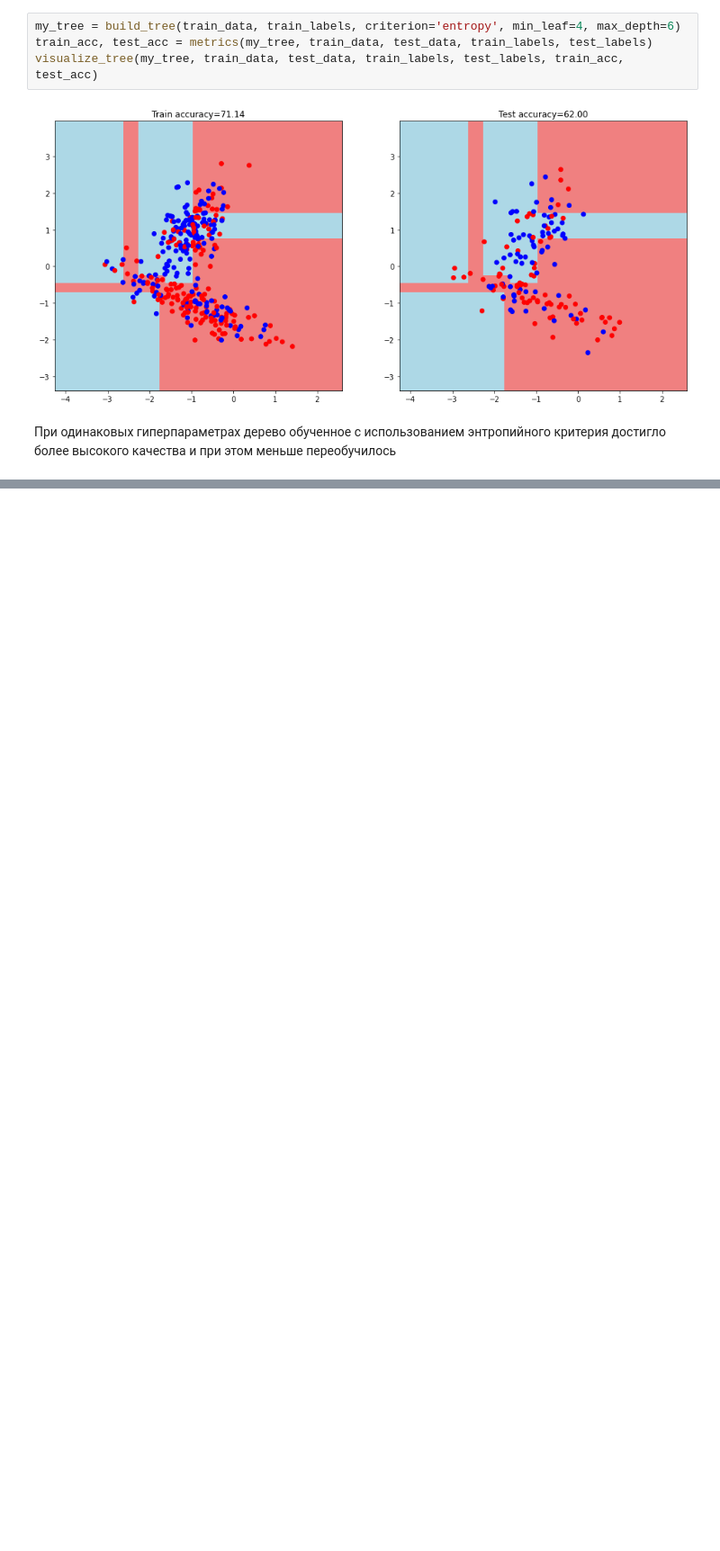
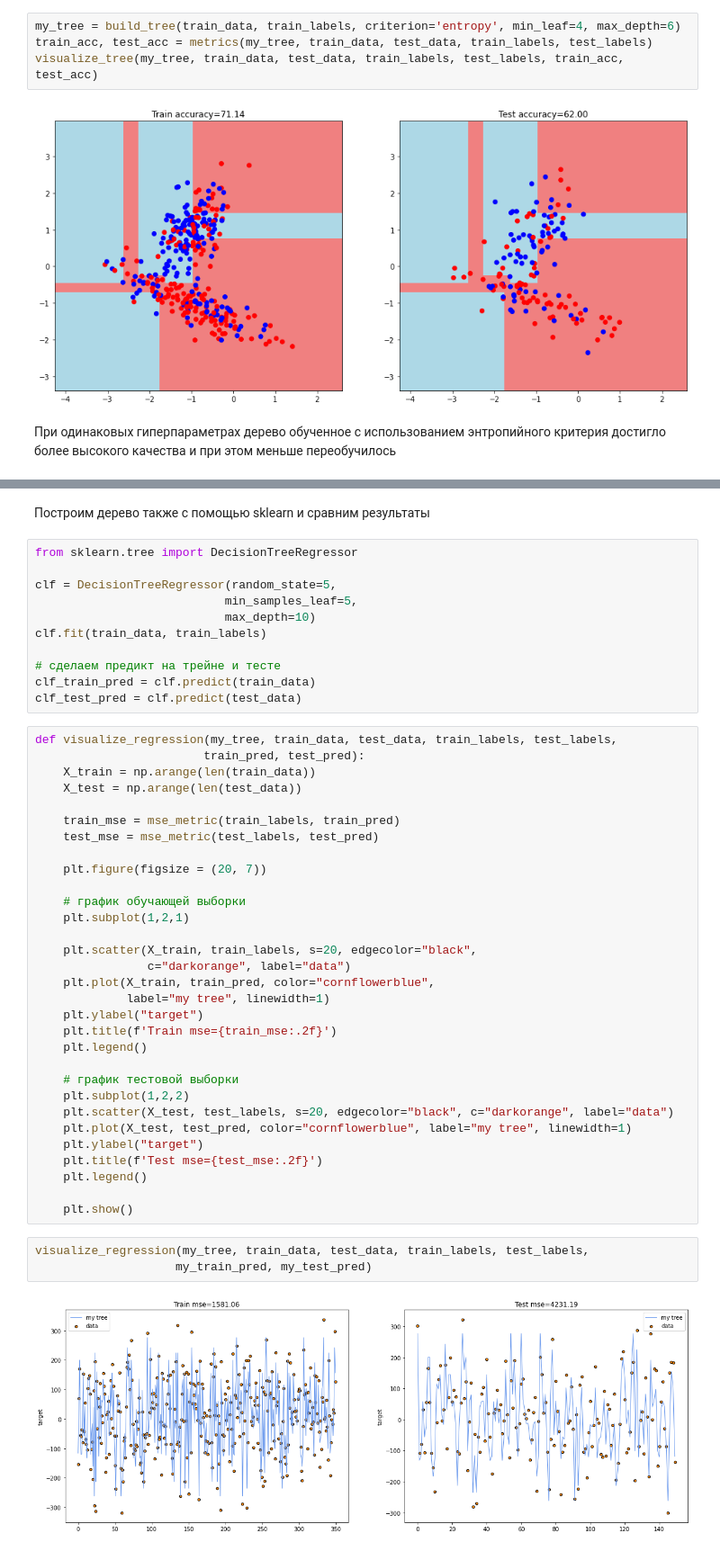
Before and after one commit to mayo889/GeekBrains, a Jupyter notebook: algorithms_DS/04_lesson/04_hw.ipynb, the cells around one changed output, grey strips where cells are left out. Shown at 90% size. Drawn from its saved outputs; the diff is of its cells as text; blank space fills up the shorter version.

```diff
--- a/algorithms_DS/04_lesson/04_hw.ipynb
+++ b/algorithms_DS/04_lesson/04_hw.ipynb
@@ -332,0 +458,49 @@ visualize_tree(my_tree, train_data, test_data, train_labels, test_labels, train_
+# %% [markdown]
+Построим дерево также с помощью sklearn и сравним результаты
+# %%
+from sklearn.tree import DecisionTreeRegressor
+
+clf = DecisionTreeRegressor(random_state=5,
+                           min_samples_leaf=5,
+                           max_depth=10)
+clf.fit(train_data, train_labels)
+
+# сделаем предикт на трейне и тесте
+clf_train_pred = clf.predict(train_data)
+clf_test_pred = clf.predict(test_data)
+# %%
+def visualize_regression(my_tree, train_data, test_data, train_labels, test_labels,
+                        train_pred, test_pred):
+    X_train = np.arange(len(train_data))
+    X_test = np.arange(len(test_data))
+
+    train_mse = mse_metric(train_labels, train_pred)
+    test_mse = mse_metric(test_labels, test_pred)
+
+    plt.figure(figsize = (20, 7))
+
+    # график обучающей выборки
+    plt.subplot(1,2,1)
+
+    plt.scatter(X_train, train_labels, s=20, edgecolor="black",
+                c="darkorange", label="data")
+    plt.plot(X_train, train_pred, color="cornflowerblue",
+             label="my tree", linewidth=1)
+    plt.ylabel("target")
+    plt.title(f'Train mse={train_mse:.2f}')
+    plt.legend()
+
+    # график тестовой выборки
+    plt.subplot(1,2,2)
+    plt.scatter(X_test, test_labels, s=20, edgecolor="black", c="darkorange", label="data")
+    plt.plot(X_test, test_pred, color="cornflowerblue", label="my tree", linewidth=1)
+    plt.ylabel("target")
+    plt.title(f'Test mse={test_mse:.2f}')
+    plt.legend()
+
+    plt.show()
+# %%
+visualize_regression(my_tree, train_data, test_data, train_labels, test_labels,
+                    my_train_pred, my_test_pred)
+# %% [output]
+[figure, added]
```
Also changed, not shown: parts of 16 cells of this notebook.
